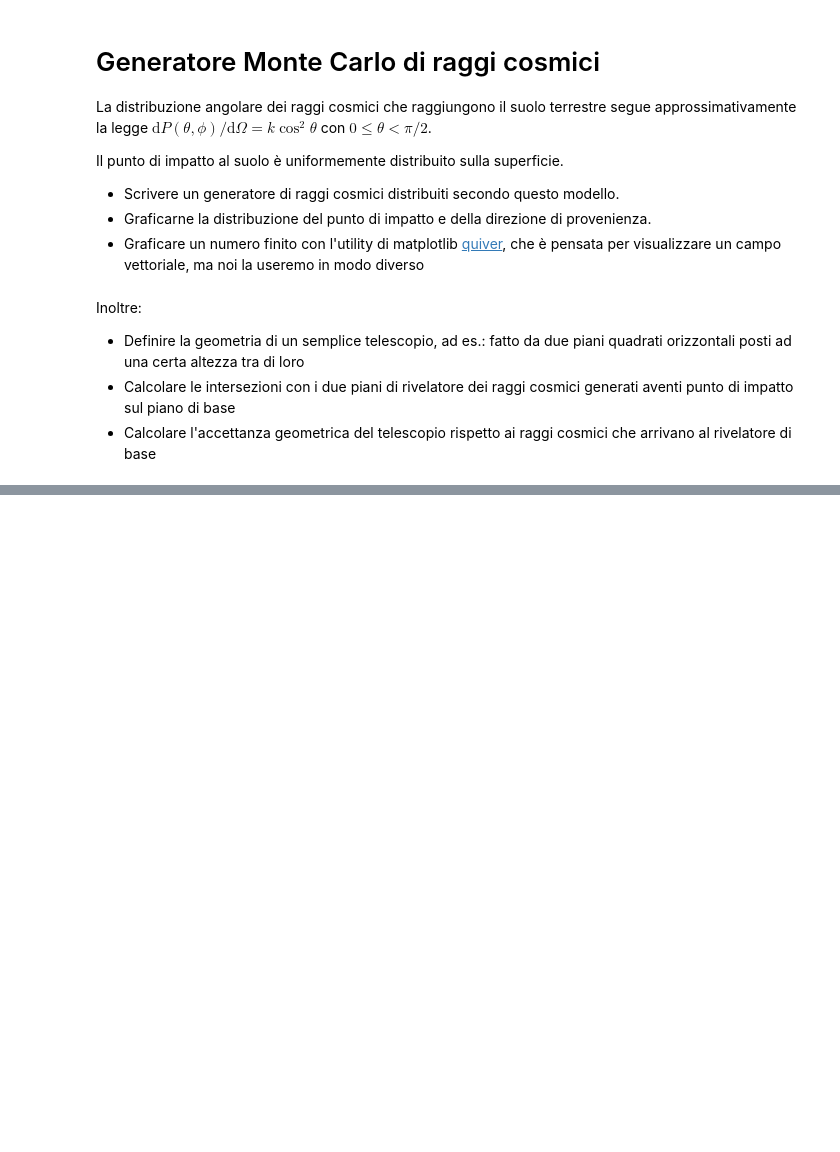
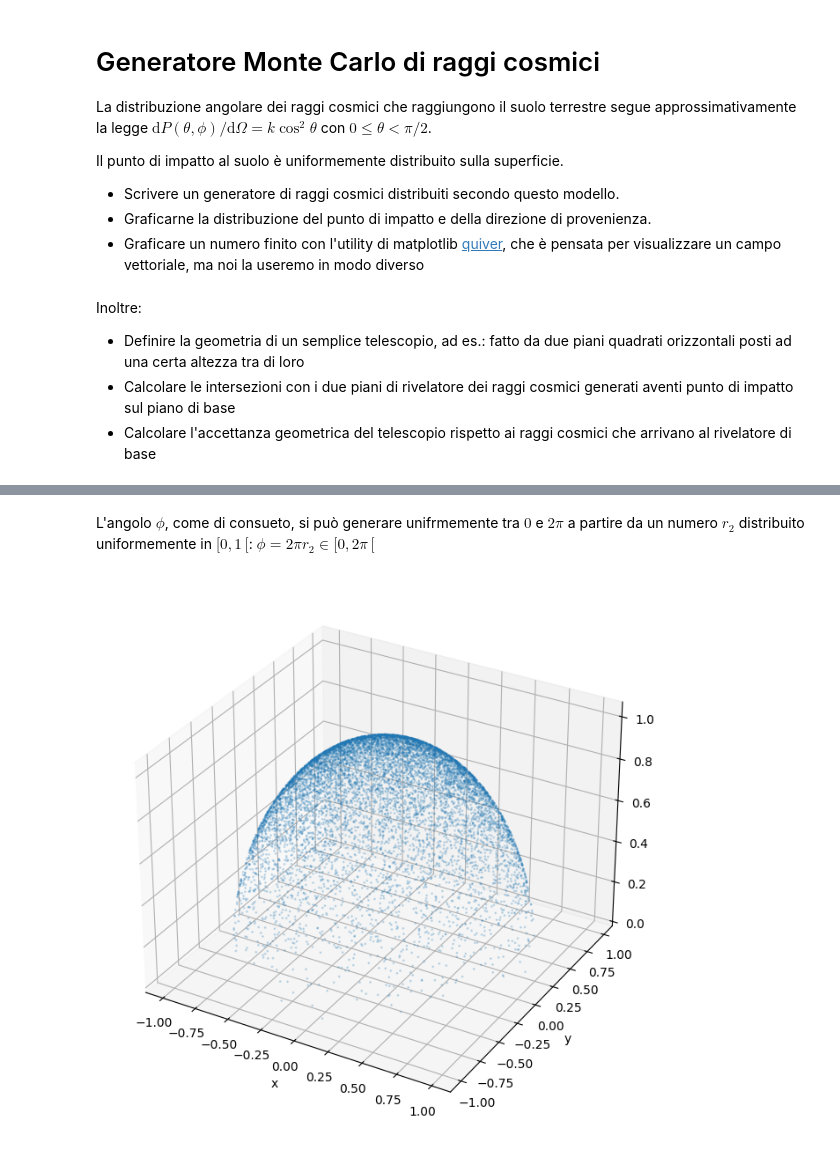
Before and after one commit to lucalista/analisi-dati-2026, a Jupyter notebook: 09.01.00__Generatore_Monte_Carlo_di_raggi_cosmici.ipynb, the cells around one changed output, grey strips where cells are left out. Cells and saved outputs as stored; diff of their text form; code cells hidden in the pictures; blank space fills up the shorter version.

```diff
--- a/09.01.00__Generatore_Monte_Carlo_di_raggi_cosmici.ipynb
+++ b/09.01.00__Generatore_Monte_Carlo_di_raggi_cosmici.ipynb
@@ -24,0 +64,3 @@ dove $k$ è una costante di normalizzazione e $0\le \theta <\pi/2$
+# %% [markdown]
+L'angolo $\phi$, come di consueto, si può generare unifrmemente tra $0$ e $2\pi$ a partire da un numero $r_2$ distribuito uniformemente in $[0,1\,[$:
+$\phi = 2\pi r_2\in [0, 2\pi\,[$
@@ -24,0 +71,17 @@ dove $k$ è una costante di normalizzazione e $0\le \theta <\pi/2$
+# %%
+n = 5000000
+th, ph = np.arccos((1 - np.random.uniform(size=n))**(1/3)), 2*math.pi*np.random.uniform(size=n)
+st, ct = np.sin(th), np.cos(th)
+sp, cp = np.sin(ph), np.cos(ph)
+us, vs, ws = st*cp, st*sp, ct
+# %%
+fig = plt.figure(figsize=(8, 8))
+ax = fig.add_subplot(projection='3d')
+nmax = 10000
+ax.scatter(us[:nmax], vs[:nmax], ws[:nmax], marker='o', s=1, alpha=0.2)
+ax.set_xlabel('x')
+ax.set_ylabel('y')
+ax.set_zlabel('z')
+fig.show()
+# %% [output]
+[figure, added]
```
Also changed, not shown: parts of 20 cells of this notebook.
